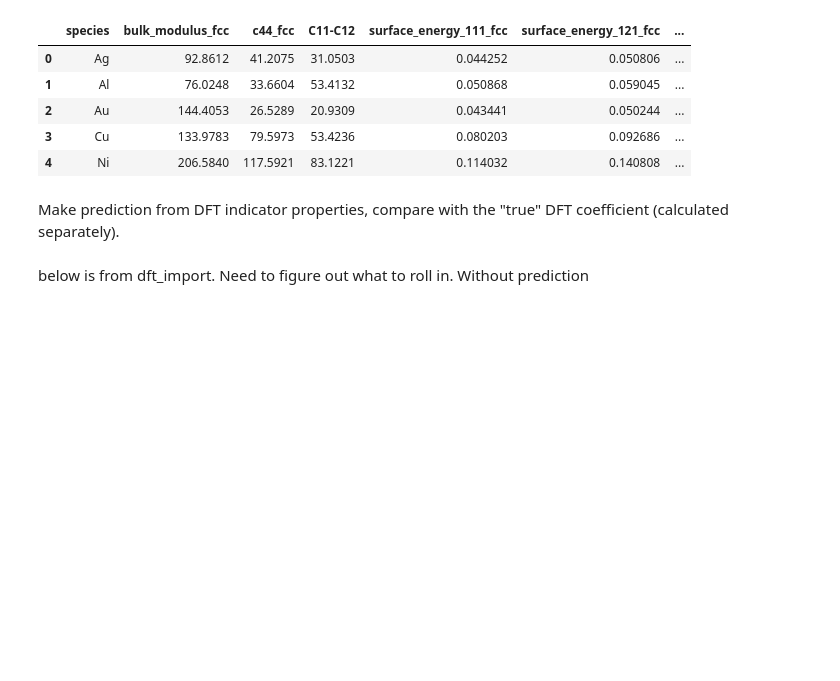
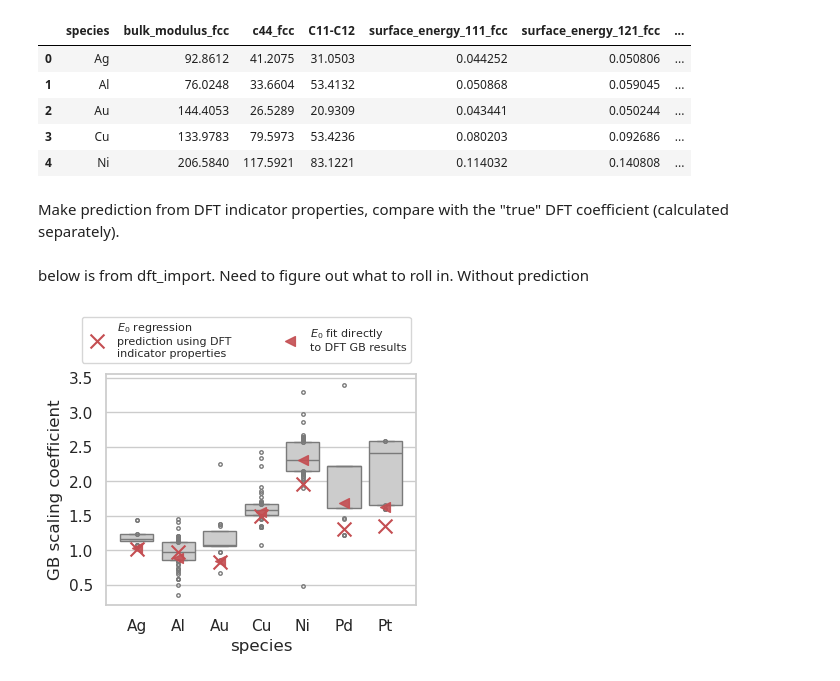
Before and after one commit to bjasperson/property-covariance-demo, a Jupyter notebook: property_covariance_demo.ipynb, the cells around one changed output. Drawn from its saved outputs; the diff is of its cells as text; code cells hidden in the pictures; blank space fills up the shorter version.

```diff
--- a/property_covariance_demo.ipynb
+++ b/property_covariance_demo.ipynb
@@ -267,8 +280,8 @@ df_dft.head()
 # %%
 # best model of the 5 available DFT properties
 model_properties = ['c44_fcc',
-                    #'intr_stack_fault_energy_fcc',
-                    #'unstable_stack_energy_fcc'
+                    'intr_stack_fault_energy_fcc',
+                    'unstable_stack_energy_fcc'
                     ]
 # %% [markdown]
 Make prediction from DFT indicator properties, compare with the "true" DFT coefficient (calculated separately).
@@ -279,19 +292,19 @@ y_dft = df_dft['dft_exact_coeff']
 pipe.fit(X[model_properties], y)
 
 y_dft_pred = pipe.predict(X_dft)
+df_dft['dft_pred_coeff'] = y_dft_pred
 # %% [markdown]
 below is from dft_import. Need to figure out what to roll in. Without prediction
 # %%
-def get_boxplot(df_clean,
+def get_boxplot(df_ip,
                 df_dft,
-                df_dft_gb,
                 plot_errorbar = True,
                 order_list = ["Ag","Al","Au","Cu","Ni","Pd","Pt"]):
     """plot boxplot of dft GB results
     """
-    sns.set(style="whitegrid")
+    sns.set_theme(style="whitegrid")
     fig, ax = plt.subplots(figsize=(4,3))
-    sns.boxplot(data = df_clean,
+    sns.boxplot(data = df_ip,
                 x="species",
                 y="coeff",
                 order=order_list,
@@ -305,7 +318,7 @@ def get_boxplot(df_clean,
 
     # add dft Xs
     ax.scatter(df_dft['species'],
-               df_dft['regr_coeff'],
+               df_dft['dft_pred_coeff'],
                marker='x',
                s=100.,
                alpha=1.0,
@@ -313,7 +326,7 @@ def get_boxplot(df_clean,
                label='\n'.join(wrap(r"$E_0$ regression prediction using DFT indicator properties",20)),
                zorder=3)
 
-    df_dft_gb_plot = df_dft_gb[['species','dft_exact_coeff']].drop_duplicates()
+    df_dft_gb_plot = df_dft[['species','dft_exact_coeff']].drop_duplicates()
     df_dft_gb_plot = df_dft_gb_plot[df_dft_gb_plot['species'].isin(order_list)]
     ax.scatter(df_dft_gb_plot['species'],
                df_dft_gb_plot['dft_exact_coeff'],
@@ -341,9 +354,11 @@ def get_boxplot(df_clean,
     fig.legend(bbox_to_anchor = (0.05,0.9,0.85,.15),#(0.,1.02,1.,.102),
                     loc='lower left',
                     mode="expand",
-                    #bbox_transform = fig.transFigure)
                     ncol = 2,
                     fontsize= 8)
-    # ax.legend(new_handles, labels, fontsize=8)
 
     return
+# %%
+get_boxplot(df_data, df_dft, plot_errorbar=False)
+# %% [output]
+[figure, added]
```
Also changed, not shown: parts of 13 cells of this notebook.
